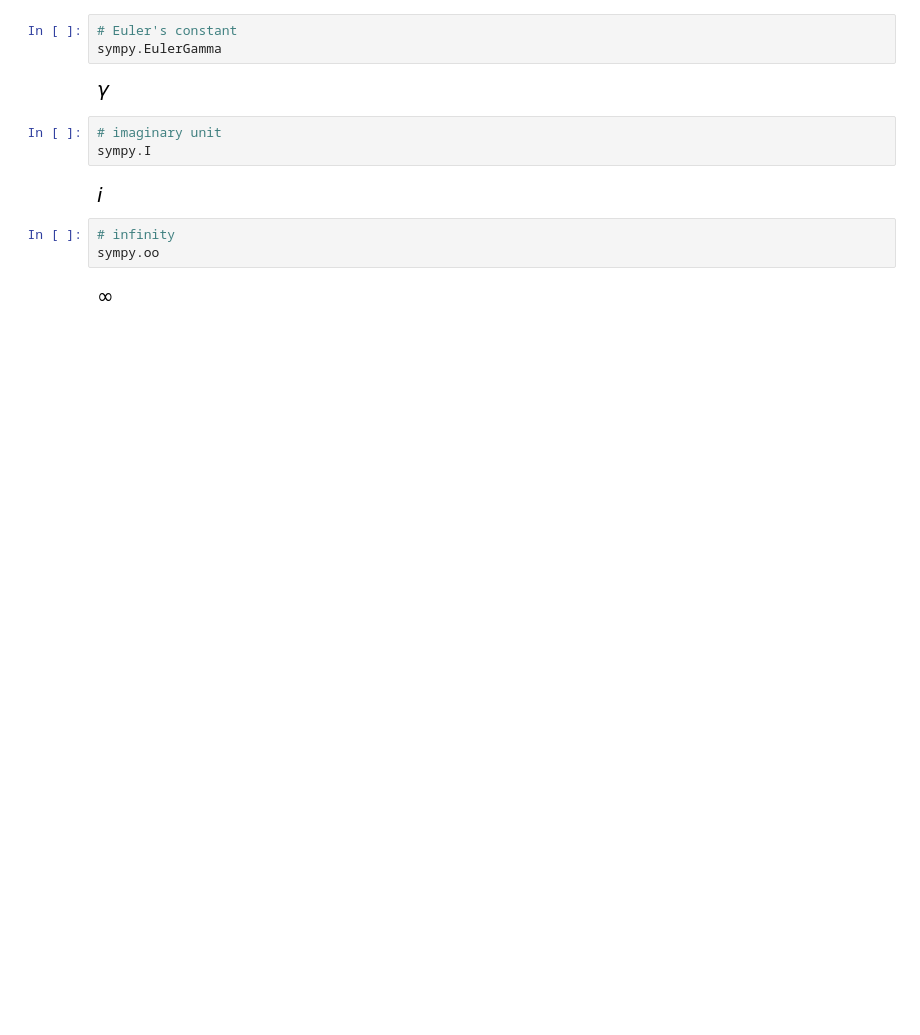
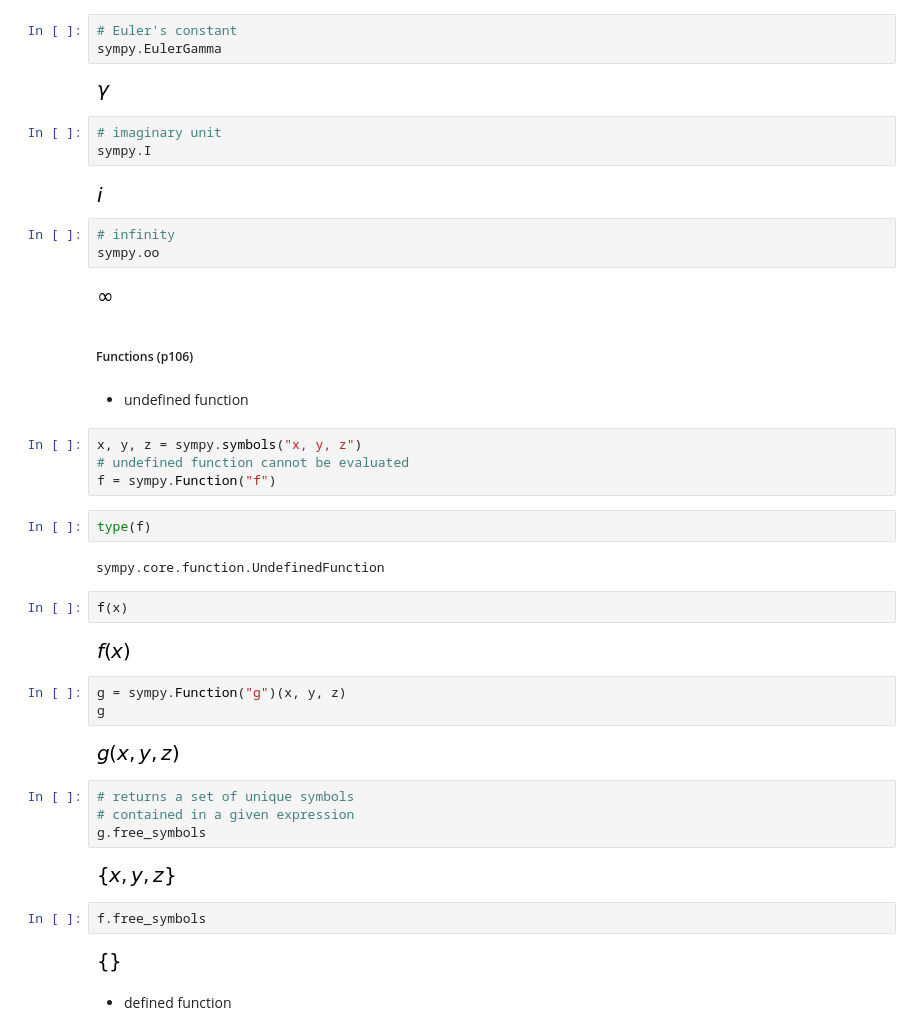
Before and after one commit to mathlarvalab/Nemurecal_Python, a Jupyter notebook: code/ch03/gee.ipynb, the cells around one changed output. Saved outputs shown, nothing was run; the diff lists cells and outputs as text; blank space fills up the shorter version.

```diff
--- a/code/ch03/gee.ipynb
+++ b/code/ch03/gee.ipynb
@@ -212,3 +212,36 @@ sympy.I
 sympy.oo
 # %% [output]
 [figure]
+# %% [markdown]
+##### Functions (p106)
+# %% [markdown]
+* undefined function
+# %%
+x, y, z = sympy.symbols("x, y, z")
+# undefined function cannot be evaluated
+f = sympy.Function("f")
+# %%
+type(f)
+# %% [output]
+sympy.core.function.UndefinedFunction
+# %%
+f(x)
+# %% [output]
+[figure, added]
+# %%
+g = sympy.Function("g")(x, y, z)
+g
+# %% [output]
+[figure, added]
+# %%
+# returns a set of unique symbols
+# contained in a given expression
+g.free_symbols
+# %% [output]
+[figure, added]
+# %%
+f.free_symbols
+# %% [output]
+[figure, added]
+# %% [markdown]
+* defined function
```
Also changed, not shown: parts of 210 cells of this notebook.
